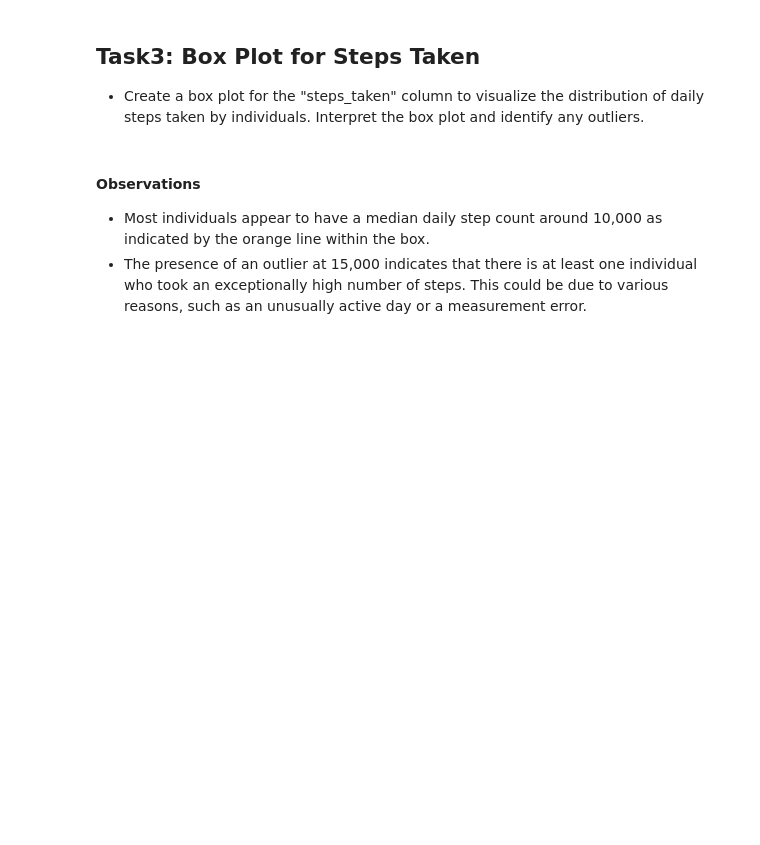
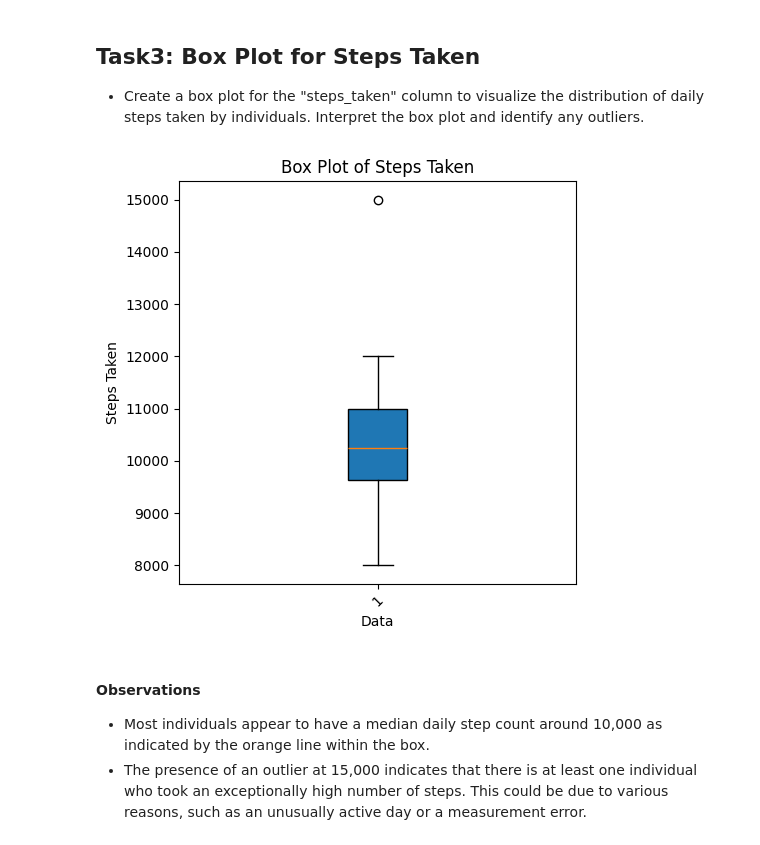
Before and after one commit to HMurawski/dump, a Jupyter notebook: dump_learning/cb/fitness_data_analysis.ipynb, the cells around one changed output. Cells and saved outputs as stored; diff of their text form; code cells hidden in the pictures; blank space fills up the shorter version.

Commit message:
added box plot

```diff
--- a/dump_learning/cb/fitness_data_analysis.ipynb
+++ b/dump_learning/cb/fitness_data_analysis.ipynb
@@ -94,20 +94,25 @@ Name: count, dtype: int64
 - Create a box plot for the "steps_taken" column to visualize the distribution of daily steps taken by individuals. Interpret the box plot and identify any outliers.
 # %%
 
-
 # Set the figure size
-
+plt.figure(figsize=(5, 5))
 
 # Create a box plot for "Steps Taken"
-
+plt.boxplot(df["steps_taken"], vert=True, patch_artist=True)
 
 # Set the title and labels
-
+plt.title('Box Plot of Steps Taken')
+plt.xlabel('Data')
+plt.ylabel('Steps Taken')
 
 # Rotate x-axis labels for better readability
-
+plt.xticks(rotation=45)
 
 # Ensure proper layout and display the plot
+plt.tight_layout()
+plt.show()
+# %% [output]
+[figure, added]
 # %% [markdown]
 #### Observations
 
```
